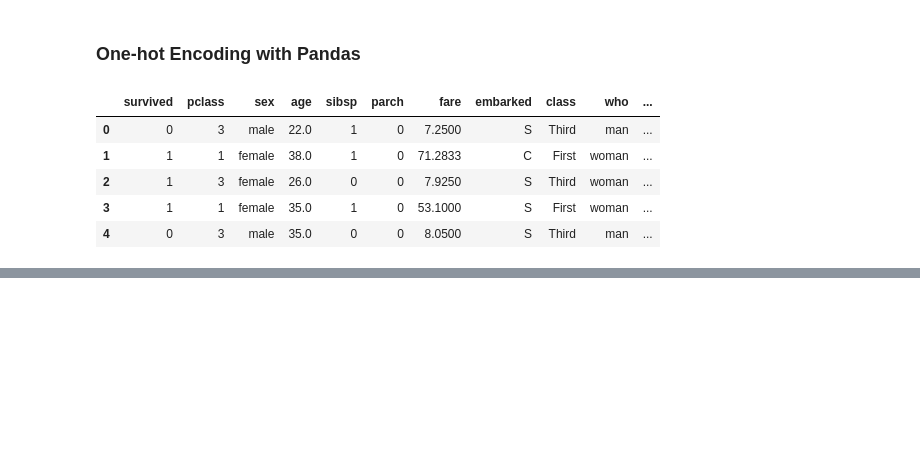
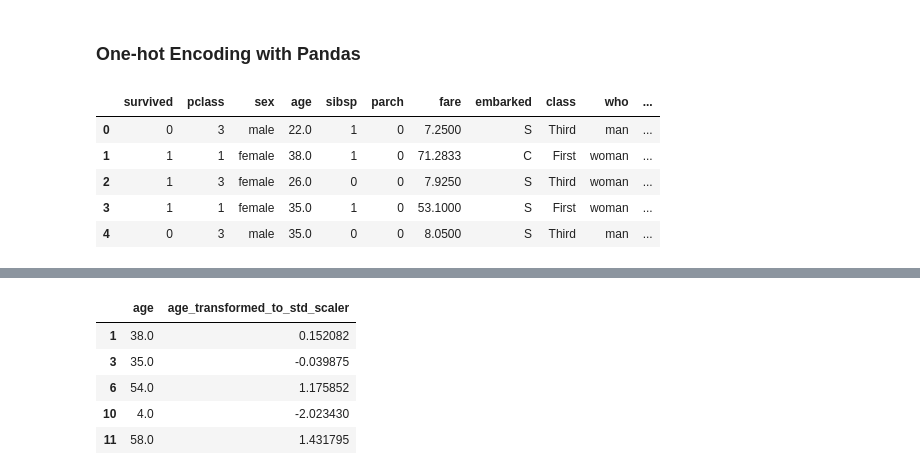
Before and after one commit to vadivelmurugesan/data-science, a Jupyter notebook: example_data_sets/01_titanic_data_set.ipynb, the cells around one changed output, grey strips where cells are left out. Drawn from its saved outputs; the diff is of its cells as text; code cells hidden in the pictures; blank space fills up the shorter version.

```diff
--- a/example_data_sets/01_titanic_data_set.ipynb
+++ b/example_data_sets/01_titanic_data_set.ipynb
@@ -530,0 +549,22 @@ titanic_dataset.head()
+# %%
+import numpy as np
+import seaborn as sns
+from sklearn.preprocessing import StandardScaler
+
+titanic_dataset = sns.load_dataset('titanic').dropna()
+
+# initialize the standard scaler
+std_scaler = StandardScaler()
+
+# Fit and transform the age column
+titanic_dataset['age_transformed_to_std_scaler'] = std_scaler.fit_transform(np.array(titanic_dataset['age']).reshape(-1, 1))
+
+# Print the transformed column
+titanic_dataset[['age','age_transformed_to_std_scaler']].head()
+# %% [output]
+|  | age | age_transformed_to_std_scaler |
+| 1 | 38.0 | 0.152082 |
+| 3 | 35.0 | -0.039875 |
+| 6 | 54.0 | 1.175852 |
+| 10 | 4.0 | -2.023430 |
+| 11 | 58.0 | 1.431795 |
```
Also changed, not shown: parts of 7 cells of this notebook.
